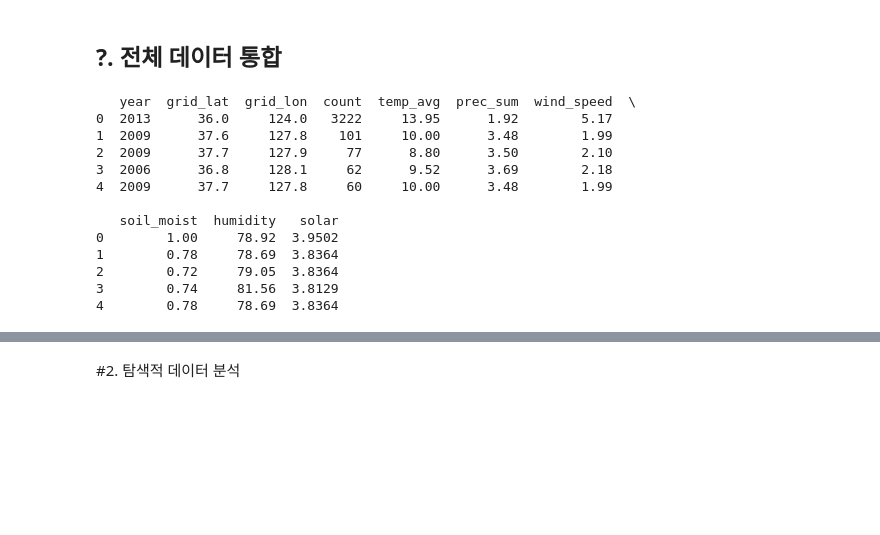
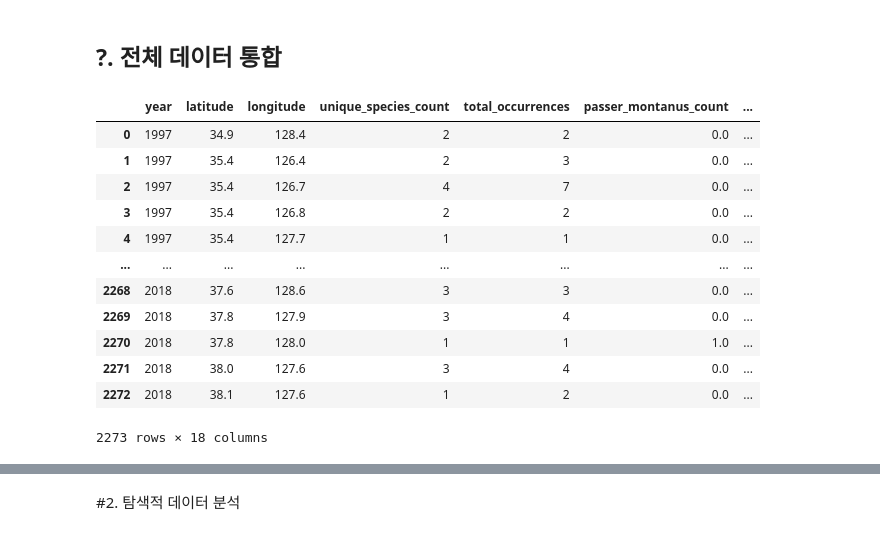
Before and after one commit to sasa10th/battery, a Jupyter notebook: [2025건_전_지_프로젝트]프로젝트주제.ipynb, the cells around one changed output, grey strips where cells are left out. Cells and saved outputs as stored; diff of their text form; code cells hidden in the pictures; blank space fills up the shorter version.

```diff
--- a/[2025건_전_지_프로젝트]프로젝트주제.ipynb
+++ b/[2025건_전_지_프로젝트]프로젝트주제.ipynb
@@ -89,0 +505,12 @@ print(df_bird.head())
+# %%
+passer_montanus_counts = df_bird[df_bird['species'] == 'Passer montanus'].groupby(
+    ['year', 'decimalLatitude', 'decimalLongitude']
+).size().reset_index(name='passer_montanus_count')
+
+# Ensure 'year' in passer_montanus_counts is of the same type as in df_bird_new
+passer_montanus_counts['year'] = passer_montanus_counts['year'].astype(df_bird_new['year'].dtype)
+
+print("Passer montanus counts head:")
+print(passer_montanus_counts.head())
+print("\nPasser montanus counts info:")
+print(passer_montanus_counts.info())
@@ -89,0 +535,7 @@ print(df_bird.head())
+# %%
+df_bird_new = pd.merge(df_bird_new, passer_montanus_counts, on=['year', 'decimalLatitude', 'decimalLongitude'], how='left').fillna(0)
+
+print("df_bird_new head after merging passer_montanus_counts:")
+print(df_bird_new.head())
+print("\ndf_bird_new info after merging passer_montanus_counts:")
+print(df_bird_new.info())
@@ -89,0 +608,16 @@ print(df_bird.head())
+# %%
+df_bird_new = pd.merge(
+    df_bird_new,
+    df_habitat_pivoted,
+    on=['year', 'decimalLatitude', 'decimalLongitude'],
+    how='left'
+)
+
+# Fill NaN values that resulted from the merge with 0, as they indicate no occurrences/species in that habitat
+# It's important to do this after the merge, so we don't accidentally fill original data if it was NaN
+df_bird_new = df_bird_new.fillna(0)
+
+print("df_bird_new head after merging habitat-pivoted data:")
+print(df_bird_new.head())
+print("\ndf_bird_new info after merging habitat-pivoted data:")
+print(df_bird_new.info())
@@ -520,31 +1134,23 @@ latitude     0
 dtype: int64
 # %% [markdown]
 ## ?. 전체 데이터 통합
-# %%
-import pandas as pd
-import os
-
-# Construct the full path to the CSV file
-grid_with_env_csv_path = os.path.join(class_path, 'grid_with_env.csv')
-
-# Load the CSV file into a DataFrame named df
-df = pd.read_csv(grid_with_env_csv_path)
-
-print(df.head())
-# %% [output]
-   year  grid_lat  grid_lon  count  temp_avg  prec_sum  wind_speed  \
-0  2013      36.0     124.0   3222     13.95      1.92        5.17
-1  2009      37.6     127.8    101     10.00      3.48        1.99
-2  2009      37.7     127.9     77      8.80      3.50        2.10
-3  2006      36.8     128.1     62      9.52      3.69        2.18
-4  2009      37.7     127.8     60     10.00      3.48        1.99
-
-   soil_moist  humidity   solar
-0        1.00     78.92  3.9502
-1        0.78     78.69  3.8364
-2        0.72     79.05  3.8364
-3        0.74     81.56  3.8129
-4        0.78     78.69  3.8364
+# %%
+df=df_bird_new
+df
+# %% [output]
+|  | year | latitude | longitude | unique_species_count | total_occurrences | passer_montanus_count | ... |
+| 0 | 1997 | 34.9 | 128.4 | 2 | 2 | 0.0 | ... |
+| 1 | 1997 | 35.4 | 126.4 | 2 | 3 | 0.0 | ... |
+| 2 | 1997 | 35.4 | 126.7 | 4 | 7 | 0.0 | ... |
+| 3 | 1997 | 35.4 | 126.8 | 2 | 2 | 0.0 | ... |
+| 4 | 1997 | 35.4 | 127.7 | 1 | 1 | 0.0 | ... |
+| ... | ... | ... | ... | ... | ... | ... | ... |
+| 2268 | 2018 | 37.6 | 128.6 | 3 | 3 | 0.0 | ... |
+| 2269 | 2018 | 37.8 | 127.9 | 3 | 4 | 0.0 | ... |
+| 2270 | 2018 | 37.8 | 128.0 | 1 | 1 | 1.0 | ... |
+| 2271 | 2018 | 38.0 | 127.6 | 3 | 4 | 0.0 | ... |
+| 2272 | 2018 | 38.1 | 127.6 | 1 | 2 | 0.0 | ... |
+2273 rows × 18 columns
 # %%
 df_merged_cleaned['latitude'] = df_merged_cleaned['latitude'].round(1)
 df_merged_cleaned['longitude'] = df_merged_cleaned['longitude'].round(1)
```
Also changed, not shown: parts of 45 cells of this notebook.
